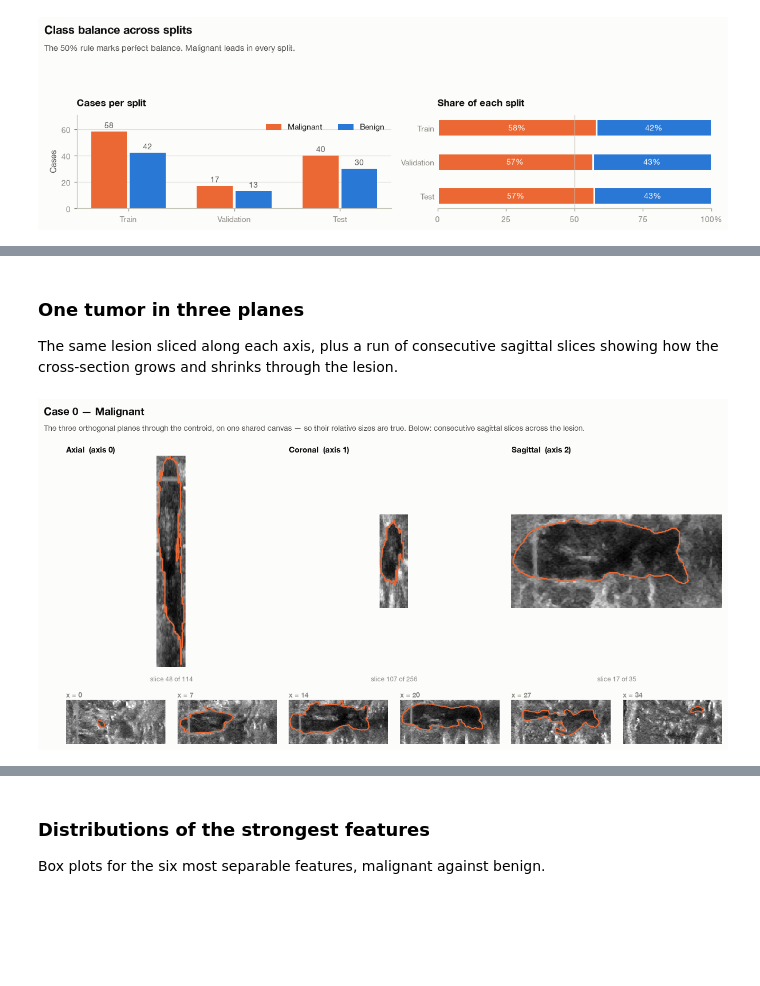
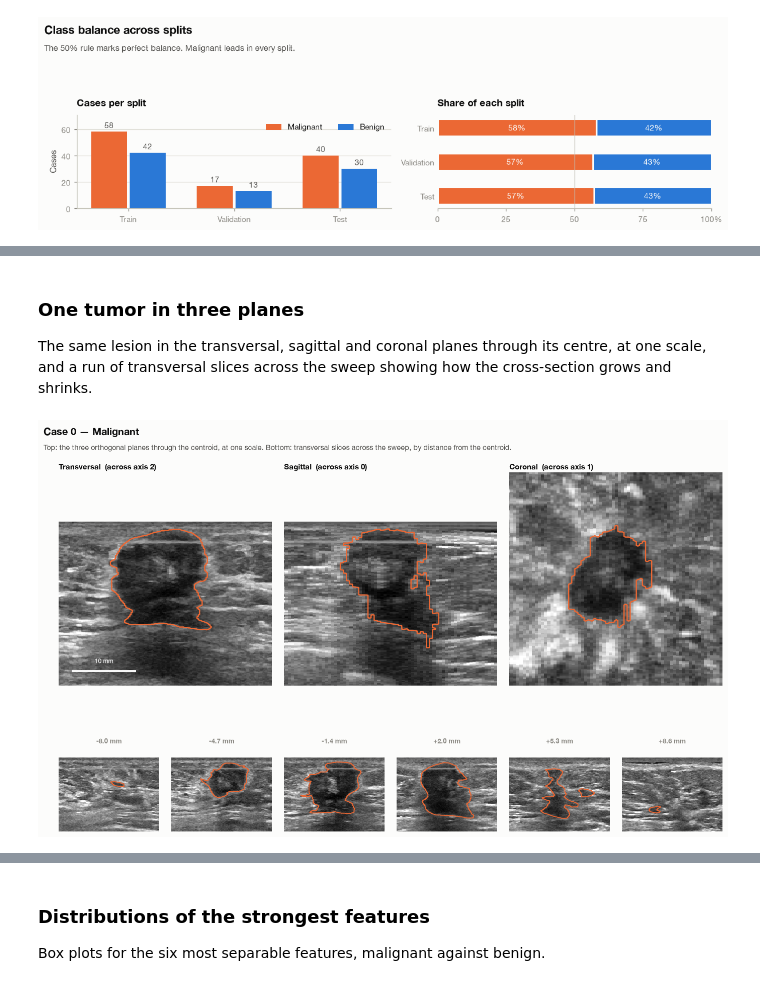
Before and after one commit to mralinp/abus-classification, a Jupyter notebook: notebooks/visualization.ipynb, the cells around one changed output, grey strips where cells are left out. Cells and saved outputs as stored; diff of their text form; code cells hidden in the pictures; blank space fills up the shorter version.

```diff
--- a/notebooks/visualization.ipynb
+++ b/notebooks/visualization.ipynb
@@ -340,47 +377,45 @@ plt.show()
 # %% [markdown]
 ### One tumor in three planes
 
-The same lesion sliced along each axis, plus a run of consecutive sagittal slices showing how
-the cross-section grows and shrinks through the lesion.
+The same lesion in the transversal, sagittal and coronal planes through its centre, at one scale, and
+a run of transversal slices across the sweep showing how the cross-section grows and shrinks.
 # %%
-case = 0
-vol, msk, lab = train[case]
-color = CLASS_COLOR[lab]
+case_index = int(mal_idx[0])
+vol, mask = crops[case_index]
+color = MALIGNANT
+points = np.argwhere(mask)
+centre = points.mean(axis=0)
 
-centre = np.argwhere(msk > 0).mean(axis=0).round().astype(int)
-plane_canvas = tuple(np.max([centroid_slice(vol, msk, a)[0].shape for a in range(3)], axis=0))
+plane_axes = (2, 0, 1)
+window3 = tuple(np.max([lesion_window(mask, axis=a, margin_mm=10.0) for a in plane_axes], axis=0))
+strip_positions = np.linspace(points[:, 2].min(), points[:, 2].max(), 6).round().astype(int)
+strip_window = lesion_window(mask, axis=2, margin_mm=6.0)
 
-plane_h = (12 / 3) * plane_canvas[0] / plane_canvas[1]
-strip_h = (12 / 6) * vol.shape[0] / vol.shape[1]
-fig_h = plane_h + strip_h + 1.6
-fig = plt.figure(figsize=(12, fig_h))
-gs = fig.add_gridspec(2, 6, height_ratios=[plane_h, strip_h], hspace=0.16, wspace=0.12,
-                      left=0.04, right=0.98,
-                      top=1 - 1.0 / fig_h, bottom=0.35 / fig_h)
+plane_h = (12.5 / 3) * window3[0] / window3[1]
+strip_h = (12.5 / 6) * strip_window[0] / strip_window[1]
+fig_h = plane_h + strip_h + 2.2
+fig = plt.figure(figsize=(12.5, fig_h))
+gs = fig.add_gridspec(2, 6, height_ratios=[plane_h, strip_h], hspace=0.3, wspace=0.12,
+                      left=0.03, right=0.99, top=1 - 1.0 / fig_h, bottom=0.45 / fig_h)
 
-for axis in range(3):
-    ax = fig.add_subplot(gs[0, axis * 2:(axis + 1) * 2])
-    show_tumor(ax, vol, msk, axis=axis, color=color, canvas=plane_canvas,
-               title=f"{AXIS_NAME[axis]}  (axis {axis})",
-               subtitle=f"slice {centre[axis]} of {vol.shape[axis]}")
+for n, axis in enumerate(plane_axes):
+    ax = fig.add_subplot(gs[0, n * 2:(n + 1) * 2])
+    show_plane(ax, vol, mask, axis=axis, window_mm=window3, color=color,
+               title=f"{PLANE_NAME[axis]}  (across axis {axis})")
+    if n == 0:
+        scale_bar(ax, window3)
 
-positions = np.linspace(0, vol.shape[2] - 1, 6).round().astype(int)
-for col, k in enumerate(positions):
+for col, k in enumerate(strip_positions):
     ax = fig.add_subplot(gs[1, col])
-    ax.imshow(vol[:, :, k], cmap=GRAY, vmin=0, vmax=255, interpolation="nearest")
-    if (msk[:, :, k] > 0).any():
-        ax.contour(msk[:, :, k], levels=[0.5], colors=[color], linewidths=1.3)
-    ax.set_xticks([]); ax.set_yticks([])
-    for sp in ax.spines.values():
-        sp.set_visible(False)
-    ax.set_title(f"x = {k}", fontsize=8.5, color=MUTED, pad=3)
+    show_plane(ax, vol, mask, axis=2, window_mm=strip_window, color=color, index=k, linewidth=1.2)
+    ax.set_title(f"{(k - centre[2]) * TDSC_SPACING[2]:+.1f} mm", fontsize=8.5, color=MUTED, pad=3, loc="center")
 
-fig_title(fig, f"Case {train.metadata.index[case]} — {CLASS_NAME[lab]}",
-          "The three orthogonal planes through the centroid, on one shared canvas — so their "
-          "relative sizes are true. Below: consecutive sagittal slices across the lesion.")
+fig_title(fig, f"Case {train_full.metadata.index[case_index]} — {CLASS_NAME[0]}",
+          "Top: the three orthogonal planes through the centroid, at one scale. "
+          "Bottom: transversal slices across the sweep, by distance from the centroid.")
 plt.show()
 # %% [output]
-[figure, old version]
+[figure, new version]
 # %% [markdown]
 ## 4. Tumor shape in 3D
 
```
Also changed, not shown: parts of 36 cells of this notebook, 20 other files.
